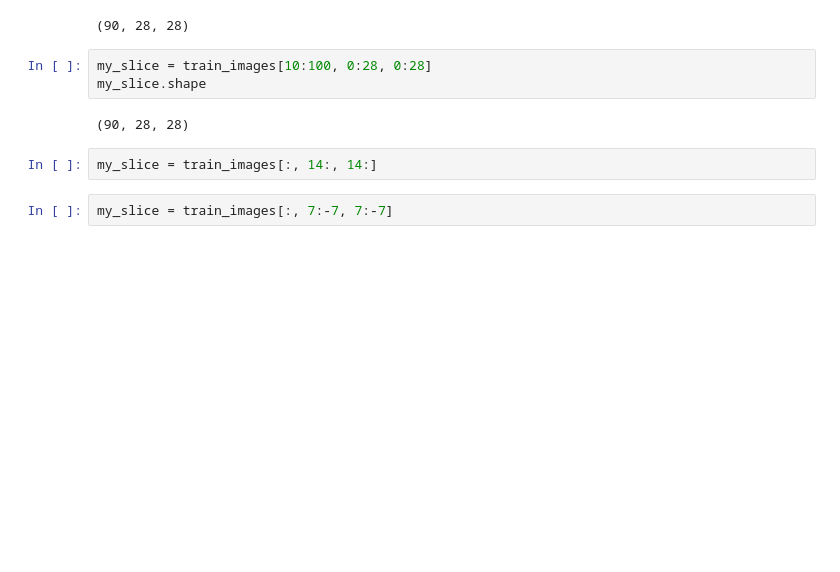
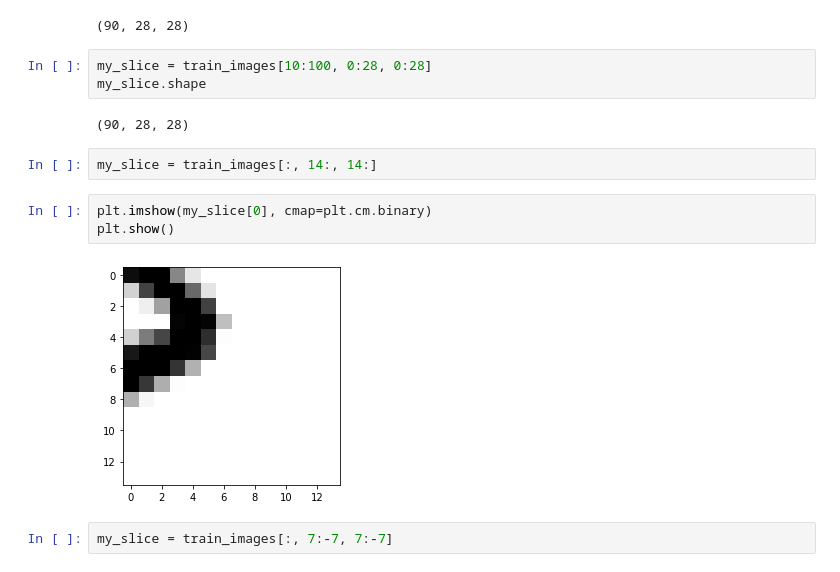
Before and after one commit to euuun00/tmp, a Jupyter notebook: chapter02_mathematical-building-blocks.ipynb, the cells around one changed output. Cells and saved outputs as stored; diff of their text form; blank space fills up the shorter version.

```diff
--- a/chapter02_mathematical-building-blocks.ipynb
+++ b/chapter02_mathematical-building-blocks.ipynb
@@ -207,5 +207,10 @@ my_slice.shape
 (90, 28, 28)
 # %%
 my_slice = train_images[:, 14:, 14:]
+# %%
+plt.imshow(my_slice[0], cmap=plt.cm.binary)
+plt.show()
+# %% [output]
+[figure, added]
 # %%
 my_slice = train_images[:, 7:-7, 7:-7]
```
Also changed, not shown: parts of 12 cells of this notebook.
